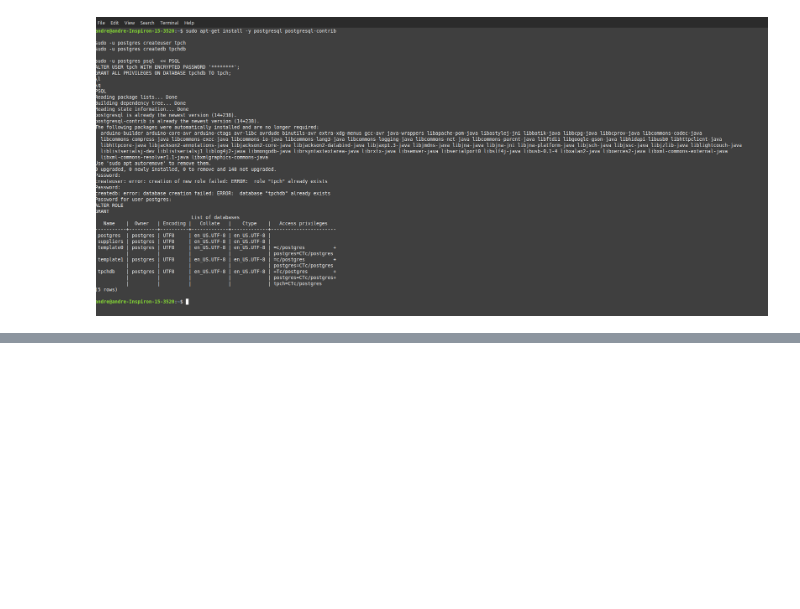
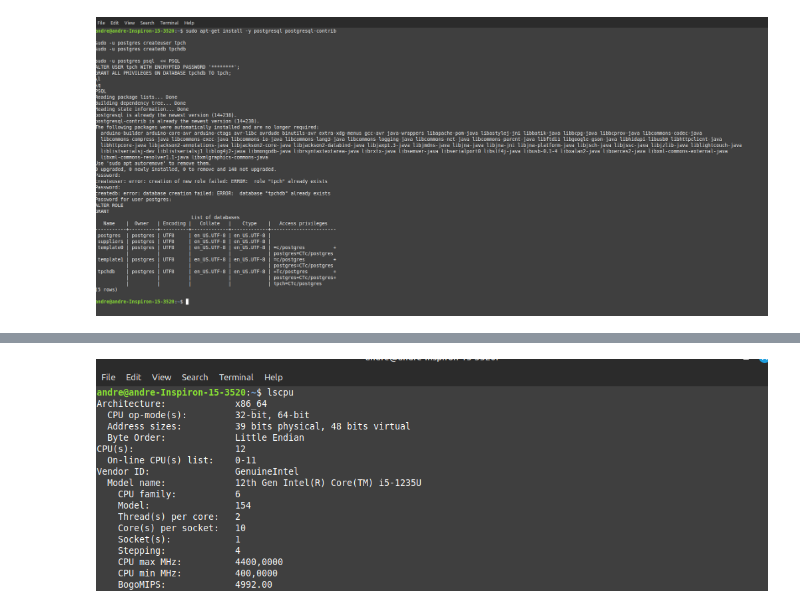
Before and after one commit to capi2/Trab3-BD2024.2, a Jupyter notebook: TP3-BD1-2024-2.ipynb, the cells around one changed output, grey strips where cells are left out. Saved outputs shown, nothing was run; the diff lists cells and outputs as text; code cells hidden in the pictures; blank space fills up the shorter version.

```diff
--- a/TP3-BD1-2024-2.ipynb
+++ b/TP3-BD1-2024-2.ipynb
@@ -25,0 +52,4 @@ Image(filename = 'imagens/scripts geracao 2.png')
+# %%
+Image(filename='imagens/info cpu.png')
+# %% [output]
+[figure, added]
```
Also changed, not shown: parts of 15 cells of this notebook, 7 other files.
